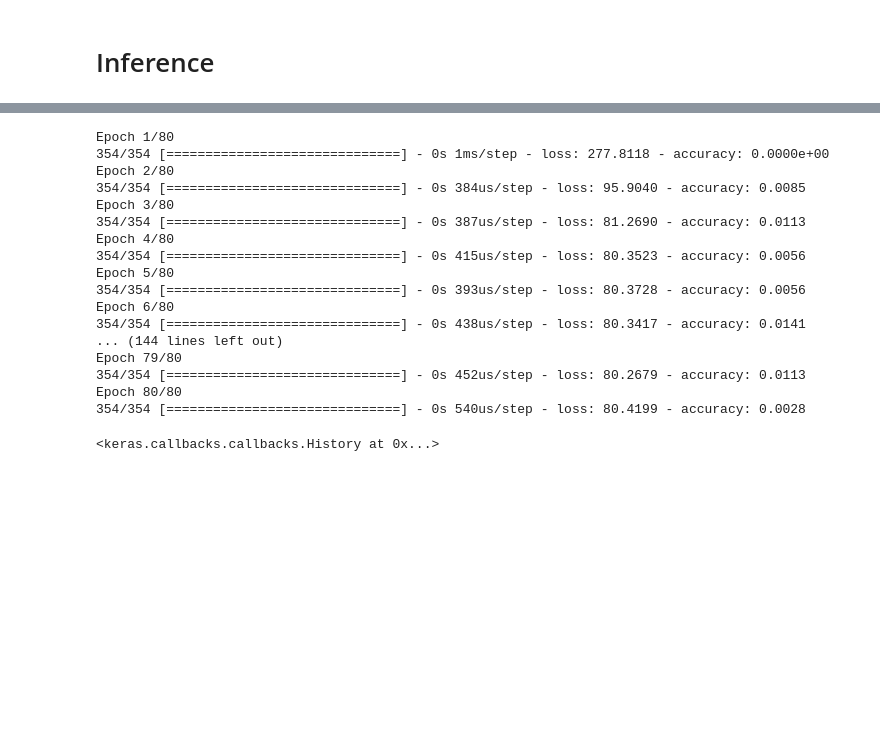
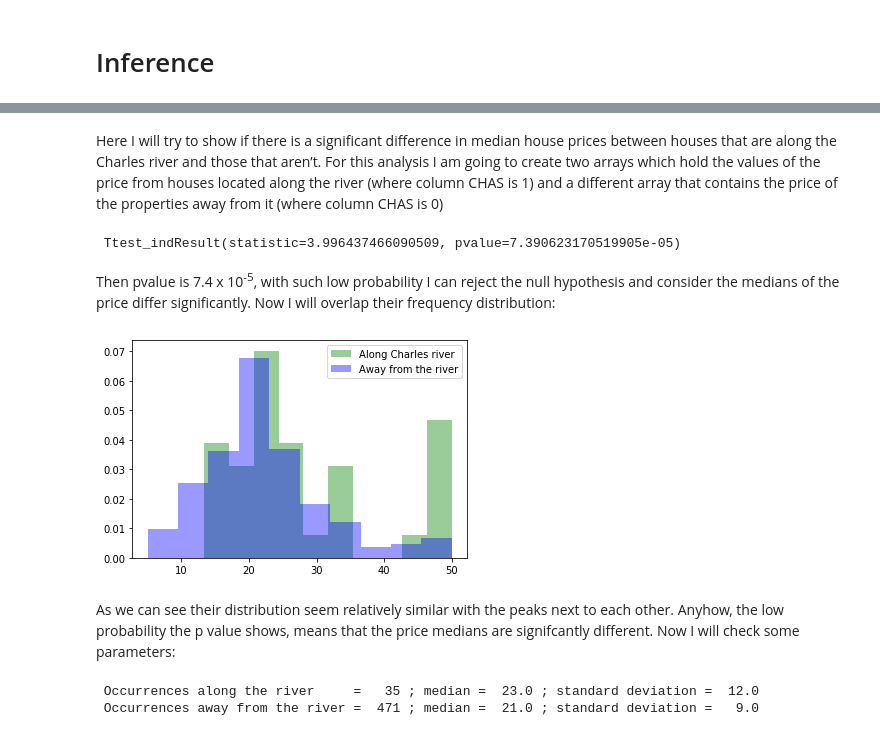
Before and after one commit to Carloselrecharlie/Boston_House_Prices_Analysis, a Jupyter notebook: Analysis of Boston House Prices dataset.ipynb, the cells around one changed output, grey strips where cells are left out. Saved outputs shown, nothing was run; the diff lists cells and outputs as text; code cells hidden in the pictures; blank space fills up the shorter version.

```diff
--- a/Analysis of Boston House Prices dataset.ipynb
+++ b/Analysis of Boston House Prices dataset.ipynb
@@ -14,8 +14,11 @@ import sklearn.preprocessing as pre
 import sklearn.model_selection as mod
 # For whitening the inputs
 import sklearn.decomposition as dec
+
 # Set default size of plots
-plt.rcParams['figure.figsize'] = (10.0, 5.0)
+#plt.rcParams['figure.figsize'] = (10.0, 5.0)
+# To make sure the plots are displayed
+%matplotlib inline
 # %% [output]
 Using TensorFlow backend.
 # %% [markdown]
@@ -412,22 +277,37 @@ model.compile(loss='mean_squared_error', optimizer='sgd', metrics=['accuracy'])
-# %%
-# Train the neural network.
-model.fit(inputs_train, outputs_train, epochs=80, batch_size=5)
-# %% [output]
-Epoch 1/80
-354/354 [==============================] - 0s 1ms/step - loss: 277.8118 - accuracy: 0.0000e+00
-Epoch 2/80
-354/354 [==============================] - 0s 384us/step - loss: 95.9040 - accuracy: 0.0085
-Epoch 3/80
-354/354 [==============================] - 0s 387us/step - loss: 81.2690 - accuracy: 0.0113
-Epoch 4/80
-354/354 [==============================] - 0s 415us/step - loss: 80.3523 - accuracy: 0.0056
-Epoch 5/80
-354/354 [==============================] - 0s 393us/step - loss: 80.3728 - accuracy: 0.0056
-Epoch 6/80
-354/354 [==============================] - 0s 438us/step - loss: 80.3417 - accuracy: 0.0141
-... (144 lines left out)
-Epoch 79/80
-354/354 [==============================] - 0s 452us/step - loss: 80.2679 - accuracy: 0.0113
-Epoch 80/80
-354/354 [==============================] - 0s 540us/step - loss: 80.4199 - accuracy: 0.0028
-<keras.callbacks.callbacks.History at 0x...>
+# %% [markdown]
+Here I will try to show if there is a significant difference in median house prices between houses that are along the Charles river and those that aren’t. For this analysis I am going to create two arrays which hold the values of the price from houses located along the river (where column CHAS is 1) and a different array that contains the price of the properties away from it (where column CHAS is 0)
+# %%
+# Creating two arrays which contain the MEDV values from properties along the river and away from it:
+Bank = []
+NotBank = []
+
+# for loop to iterate row after row along the data frame:
+for index, row in bhp.iterrows():
+    if (row['CHAS'] == 0):
+        NotBank.append(row['MEDV'])
+    else:
+        # CHAS values are either 0 or 1 so this else statement only considers the ones.
+        Bank.append(row['MEDV'])
+
+ttest = stats.ttest_ind(Bank, NotBank)
+
+print('\n',ttest)
+# %% [output]
+ Ttest_indResult(statistic=3.996437466090509, pvalue=7.390623170519905e-05)
+# %% [markdown]
+Then pvalue is 7.4 x 10<sup>-5</sup>, with such low probability I can reject the null hypothesis and consider the medians of the price differ significantly. Now I will overlap their frequency distribution:
+# %%
+# Plot histograms of the two samples.
+plt.hist(Bank, density=True, color='g', alpha=0.4, label='Along Charles river') # density=True so that the area under the histograms sums to 1
+plt.hist(NotBank, density=True, color='b', alpha=0.4, label='Away from the river') # alpha sets transparency
+plt.legend() # to show the legend specified as 'label' above
+plt.show()
+# %% [output]
+[figure, added]
+# %% [markdown]
+As we can see their distribution seem relatively similar with the peaks next to each other. Anyhow, the low probability the p value shows, means that the price medians are signifcantly different. Now I will check some parameters:
+# %%
+print(' Occurrences along the river     =  ', len(Bank), '; median = ', round(np.median(Bank)),'; standard deviation = ',round(np.std(Bank)),'\n Occurrences away from the river = ', len(NotBank), '; median = ', round(np.median(NotBank)), '; standard deviation =  ',round(np.std(NotBank)))
+# %% [output]
+ Occurrences along the river     =   35 ; median =  23.0 ; standard deviation =  12.0
+ Occurrences away from the river =  471 ; median =  21.0 ; standard deviation =   9.0
```
Also changed, not shown: parts of 51 cells of this notebook, 1 other file.
